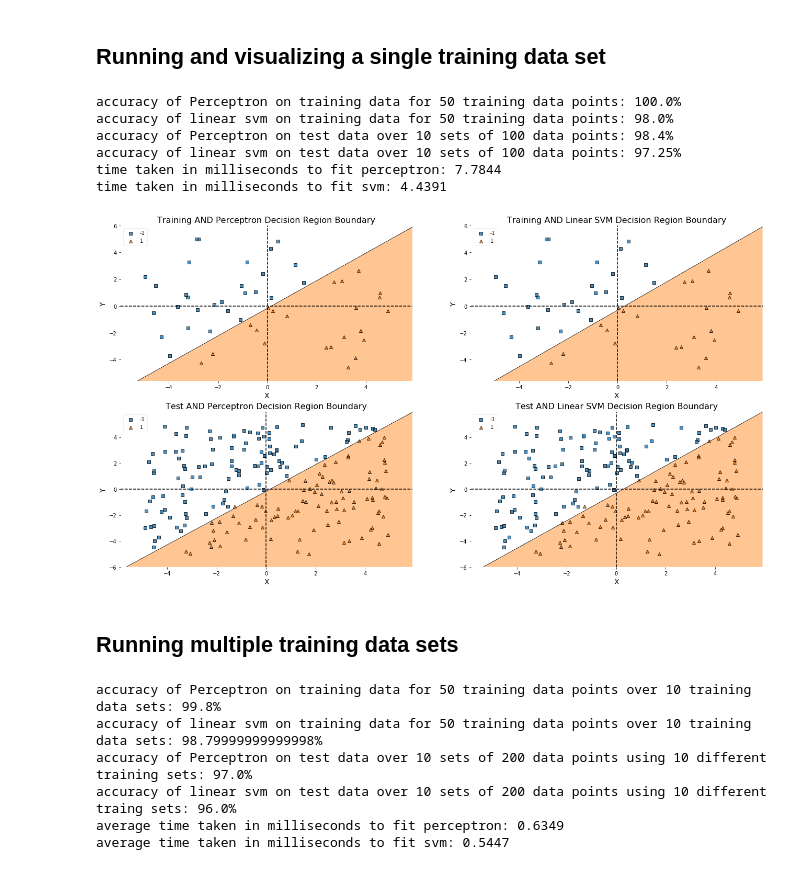
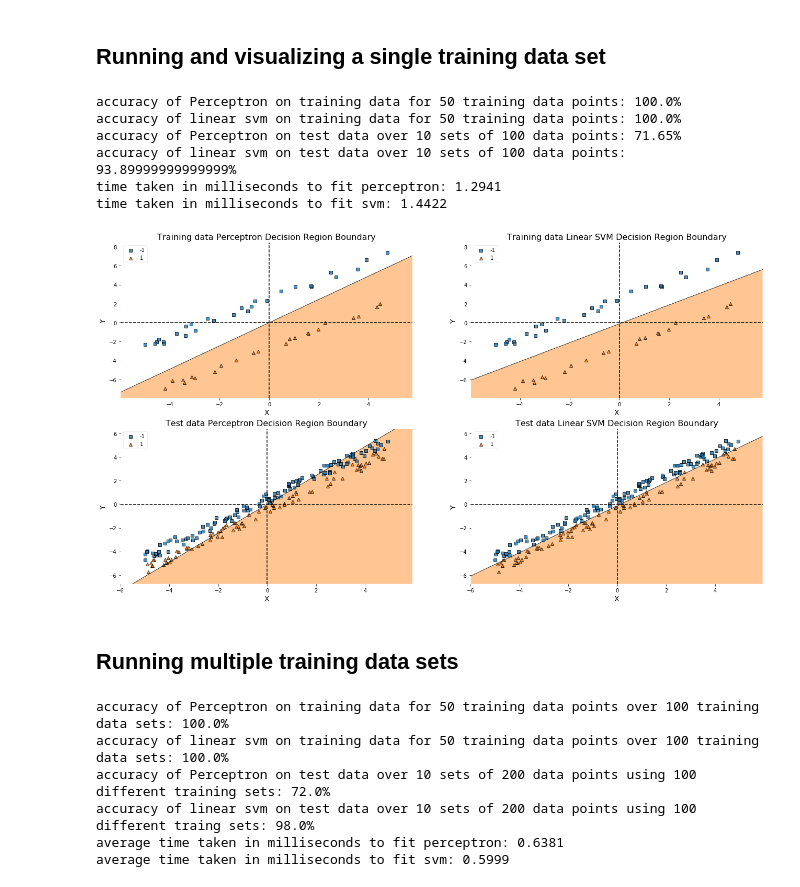
Before and after one commit to akkamin/ics435-svm, a Jupyter notebook: perceptron_vs_linsvm.ipynb, the cells around one changed output. Drawn from its saved outputs; the diff is of its cells as text; code cells hidden in the pictures.

```diff
--- a/perceptron_vs_linsvm.ipynb
+++ b/perceptron_vs_linsvm.ipynb
@@ -176,16 +176,16 @@ def single_iteration(training_samples, test_sets, test_samples, training_type, t
     dims = [2,2]
 
     #plot perceptron training data
-    define_plot(clf_perceptron, X, y, 'Training AND Perceptron Decision Region Boundary', 1, dims)
+    define_plot(clf_perceptron, X, y, 'Training data Perceptron Decision Region Boundary', 1, dims)
 
     #plot linear svm training data
-    define_plot(clf_linear_svm, X, y, 'Training AND Linear SVM Decision Region Boundary', 2, dims)
+    define_plot(clf_linear_svm, X, y, 'Training data Linear SVM Decision Region Boundary', 2, dims)
 
     #plot perceptron test data
-    define_plot(clf_perceptron, X_test, y_test, 'Test AND Perceptron Decision Region Boundary', 3, dims)
+    define_plot(clf_perceptron, X_test, y_test, 'Test data Perceptron Decision Region Boundary', 3, dims)
 
     #plot linear svm test data
-    define_plot(clf_linear_svm, X_test, y_test, 'Test AND Linear SVM Decision Region Boundary', 4, dims)
+    define_plot(clf_linear_svm, X_test, y_test, 'Test data Linear SVM Decision Region Boundary', 4, dims)
 
     print("accuracy of Perceptron on training data for 50 training data points: " + str(100*percep_avg_train) + "%")
     print("accuracy of linear svm on training data for 50 training data points: " + str(100*svm_avg_train) + "%")
@@ -303,18 +303,18 @@ def multiple_iterations(traing_sets, training_samples, test_sets, test_samples,
 # %%
 #single_iteration(training_samples, test_sets, test_samples, training_type, test_type)
 #number of test_sets specified will be done for each training set
 #training_types: opp, uniform, lin,lin2
 #test_types: uniform, gauss, lin
 
-single_iteration(50,10,200, 'uniform', 'uniform')
+single_iteration(50,10,200, 'lin2', 'lin')
 # %% [output]
 accuracy of Perceptron on training data for 50 training data points: 100.0%
-accuracy of linear svm on training data for 50 training data points: 98.0%
-accuracy of Perceptron on test data over 10 sets of 100 data points: 98.4%
-accuracy of linear svm on test data over 10 sets of 100 data points: 97.25%
-time taken in milliseconds to fit perceptron: 7.7844
-time taken in milliseconds to fit svm: 4.4391
+accuracy of linear svm on training data for 50 training data points: 100.0%
+accuracy of Perceptron on test data over 10 sets of 100 data points: 71.65%
+accuracy of linear svm on test data over 10 sets of 100 data points: 93.89999999999999%
+time taken in milliseconds to fit perceptron: 1.2941
+time taken in milliseconds to fit svm: 1.4422
-[figure, old version]
+[figure, new version]
 # %% [markdown]
 ## Running multiple training data sets
 # %%
@@ -322,11 +322,11 @@ time taken in milliseconds to fit svm: 4.4391
 #number of test_sets specified will be done for each training set
 #training_types: opp, uniform, lin, lin2
 #test_types: uniform, gauss, lin, lin2
-multiple_iterations(10,50,10,200, 'uniform', 'uniform')
+multiple_iterations(100,50,10,200, 'lin2', 'lin')
 # %% [output]
-accuracy of Perceptron on training data for 50 training data points over 10 training data sets: 99.8%
-accuracy of linear svm on training data for 50 training data points over 10 training data sets: 98.79999999999998%
-accuracy of Perceptron on test data over 10 sets of 200 data points using 10 different training sets: 97.0%
-accuracy of linear svm on test data over 10 sets of 200 data points using 10 different traing sets: 96.0%
-average time taken in milliseconds to fit perceptron: 0.6349
-average time taken in milliseconds to fit svm: 0.5447
+accuracy of Perceptron on training data for 50 training data points over 100 training data sets: 100.0%
+accuracy of linear svm on training data for 50 training data points over 100 training data sets: 100.0%
+accuracy of Perceptron on test data over 10 sets of 200 data points using 100 different training sets: 72.0%
+accuracy of linear svm on test data over 10 sets of 200 data points using 100 different traing sets: 98.0%
+average time taken in milliseconds to fit perceptron: 0.6381
+average time taken in milliseconds to fit svm: 0.5999
```
